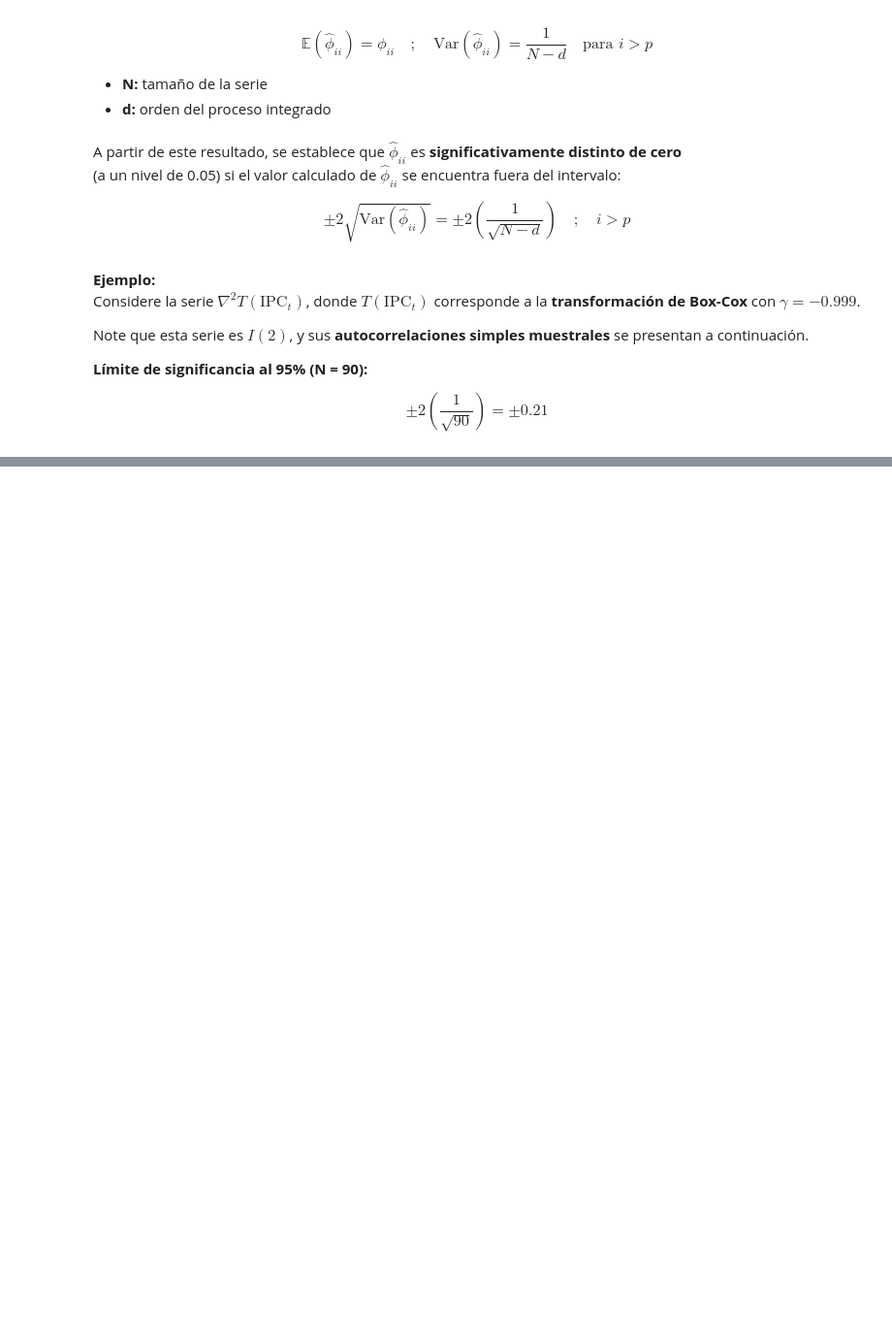
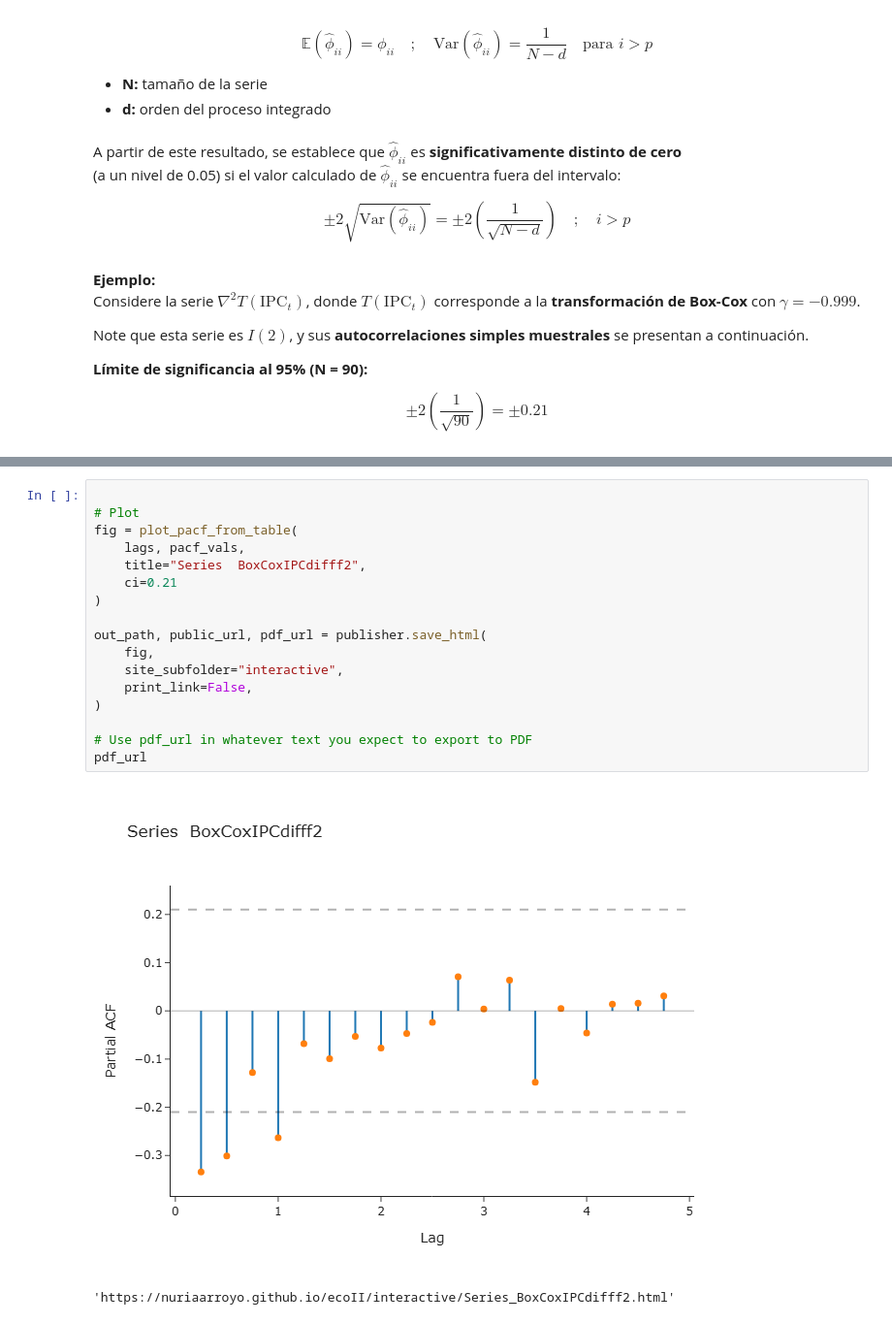
Before and after one commit to nuriaarroyo/ecoII, a Jupyter notebook: pizarras/parcial2/clase 2/pizarra14_FACparcial.ipynb, the cells around one changed output, grey strips where cells are left out. Shown at 97% size. Cells and saved outputs as stored; diff of their text form; blank space fills up the shorter version.

```diff
--- a/pizarras/parcial2/clase 2/pizarra14_FACparcial.ipynb
+++ b/pizarras/parcial2/clase 2/pizarra14_FACparcial.ipynb
@@ -197,0 +282,20 @@ $$
+# %%
+
+# Plot
+fig = plot_pacf_from_table(
+    lags, pacf_vals,
+    title="Series  BoxCoxIPCdifff2",
+    ci=0.21
+)
+
+out_path, public_url, pdf_url = publisher.save_html(
+    fig,
+    site_subfolder="interactive",
+    print_link=False,
+)
+
+# Use pdf_url in whatever text you expect to export to PDF
+pdf_url
+# %% [output]
+[figure, added]
+'https://nuriaarroyo.github.io/ecoII/interactive/Series_BoxCoxIPCdifff2.html'
```
Also changed, not shown: parts of 5 cells of this notebook, 9 other files.
